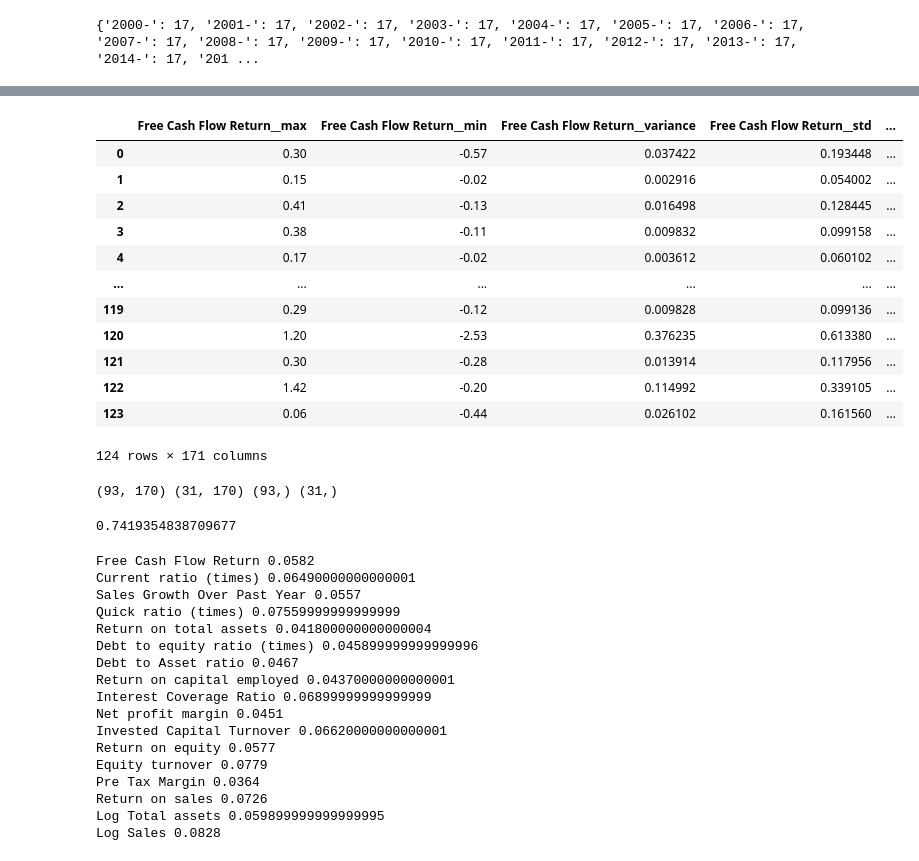
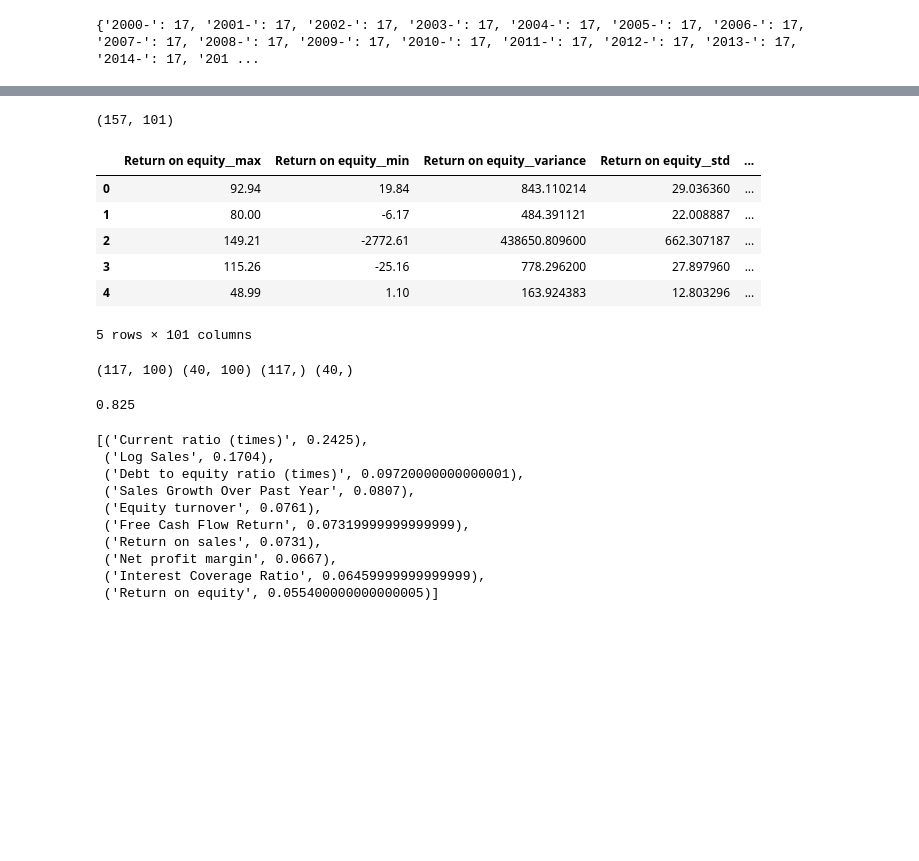
Before and after one commit to venuraja79/merger-acquisition, a Jupyter notebook: models/Random Forest Model - IT data.ipynb, the cells around one changed output, grey strips where cells are left out. Saved outputs shown, nothing was run; the diff lists cells and outputs as text; code cells hidden in the pictures; blank space fills up the shorter version.

```diff
--- a/models/Random Forest Model - IT data.ipynb
+++ b/models/Random Forest Model - IT data.ipynb
@@ -5,7 +5,7 @@ from sklearn.model_selection import train_test_split
 from sklearn.pipeline import make_pipeline
 import pandas as pd
 # %%
-data = pd.read_csv("../data/IT_MA_TBAG50L80_original_data_v0.3.csv")
+data = pd.read_csv("../data/IT_MA_TBAG50_original_data_v1.csv")
 # %%
 data.head(1)
 # %% [output]
@@ -66,5 +66,7 @@ dims
 # %%
-selected_dims = dims
+selected_dims=['Return on equity','Return on sales','Current ratio (times)'
+                  ,'Sales Growth Over Past Year','Equity turnover','Net profit margin','Log Sales',
+                  'Debt to equity ratio (times)','Interest Coverage Ratio','Free Cash Flow Return']
 # %%
 df_ma = data[data[Y_column]=='Yes']
 df_ma.shape
@@ -74,6 +76,6 @@ df_ma.shape
 row_null = df_ma.isnull().sum(axis=1).tolist()
 df_ma['null_count'] = row_null
 print(df_ma[df_ma['null_count']==0].shape)
-dfma = df_ma[df_ma['null_count']<200]
+dfma = df_ma[df_ma['null_count']<400]
 print(dfma.shape)
 # %% [output]
@@ -90,6 +92,6 @@ df_non_ma = data[data[Y_column]=='No']
 print(df_non_ma.shape)
 row_null = df_non_ma.isnull().sum(axis=1).tolist()
 df_non_ma['null_count'] = row_null
-dfnonma = df_non_ma[df_non_ma['null_count']<200]
+dfnonma = df_non_ma[df_non_ma['null_count']<300]
 print(dfnonma.shape)
 # %% [output]
@@ -192,33 +193,29 @@ features_df[Y_column] = pd.Categorical(df[Y_column]).codes
 # %%
 features_df = features_df.apply(lambda x: x.fillna(x.mean()), axis=0)
 features_df = features_df.dropna()
-features_df
+print(features_df.shape)
+features_df.head()
 # %% [output]
+(157, 101)
-|  | Free Cash Flow Return__max | Free Cash Flow Return__min | Free Cash Flow Return__variance | Free Cash Flow Return__std | ... |
-| 0 | 0.30 | -0.57 | 0.037422 | 0.193448 | ... |
-| 1 | 0.15 | -0.02 | 0.002916 | 0.054002 | ... |
-| 2 | 0.41 | -0.13 | 0.016498 | 0.128445 | ... |
-| 3 | 0.38 | -0.11 | 0.009832 | 0.099158 | ... |
-| 4 | 0.17 | -0.02 | 0.003612 | 0.060102 | ... |
-| ... | ... | ... | ... | ... | ... |
-| 119 | 0.29 | -0.12 | 0.009828 | 0.099136 | ... |
-| 120 | 1.20 | -2.53 | 0.376235 | 0.613380 | ... |
-| 121 | 0.30 | -0.28 | 0.013914 | 0.117956 | ... |
-| 122 | 1.42 | -0.20 | 0.114992 | 0.339105 | ... |
-| 123 | 0.06 | -0.44 | 0.026102 | 0.161560 | ... |
+|  | Return on equity__max | Return on equity__min | Return on equity__variance | Return on equity__std | ... |
+| 0 | 92.94 | 19.84 | 843.110214 | 29.036360 | ... |
+| 1 | 80.00 | -6.17 | 484.391121 | 22.008887 | ... |
+| 2 | 149.21 | -2772.61 | 438650.809600 | 662.307187 | ... |
+| 3 | 115.26 | -25.16 | 778.296200 | 27.897960 | ... |
+| 4 | 48.99 | 1.10 | 163.924383 | 12.803296 | ... |
-124 rows × 171 columns
+5 rows × 101 columns
 # %%
 X = features_df.drop(columns=[Y_column])
 X_train, X_test, y_train, y_test = train_test_split(X, features_df[Y_column], random_state=42)
 print(X_train.shape, X_test.shape, y_train.shape, y_test.shape)
 # %% [output]
-(93, 170) (31, 170) (93,) (31,)
+(117, 100) (40, 100) (117,) (40,)
 # %%
 rf = RandomForestClassifier(random_state=42, class_weight="balanced")
 rf.fit(X_train, y_train)
 rf.score(X_test, y_test)
 # %% [output]
-0.7419354838709677
+0.825
 # %%
 feature_importances = {}
 for feature, value in zip(features_df.columns, rf.feature_importances_):
@@ -230,26 +227,22 @@ for feature, value in zip(features_df.columns, rf.feature_importances_):
     val_list.append(np.round(value,4))
     feature_importances[feature] = val_list
 # %%
+feature_imp = {}
 for key in feature_importances.keys():
-    print(key, np.sum(feature_importances[key]))
+    feature_imp[key] = np.sum(feature_importances[key])
+
+sorted(feature_imp.items(), key=lambda x:x[1], reverse=True)
 # %% [output]
-Free Cash Flow Return 0.0582
-Current ratio (times) 0.06490000000000001
-Sales Growth Over Past Year 0.0557
-Quick ratio (times) 0.07559999999999999
-Return on total assets 0.041800000000000004
-Debt to equity ratio (times) 0.045899999999999996
-Debt to Asset ratio 0.0467
-Return on capital employed 0.04370000000000001
-Interest Coverage Ratio 0.06899999999999999
-Net profit margin 0.0451
-Invested Capital Turnover 0.06620000000000001
-Return on equity 0.0577
-Equity turnover 0.0779
-Pre Tax Margin 0.0364
-Return on sales 0.0726
-Log Total assets 0.059899999999999995
-Log Sales 0.0828
+[('Current ratio (times)', 0.2425),
+ ('Log Sales', 0.1704),
+ ('Debt to equity ratio (times)', 0.09720000000000001),
+ ('Sales Growth Over Past Year', 0.0807),
+ ('Equity turnover', 0.0761),
+ ('Free Cash Flow Return', 0.07319999999999999),
+ ('Return on sales', 0.0731),
+ ('Net profit margin', 0.0667),
+ ('Interest Coverage Ratio', 0.06459999999999999),
+ ('Return on equity', 0.055400000000000005)]
 # %%
 test_probs = rf.predict_proba(X_test)
 y_pred = rf.predict(X_test)
```
Also changed, not shown: parts of 15 cells of this notebook, 2 other files.
